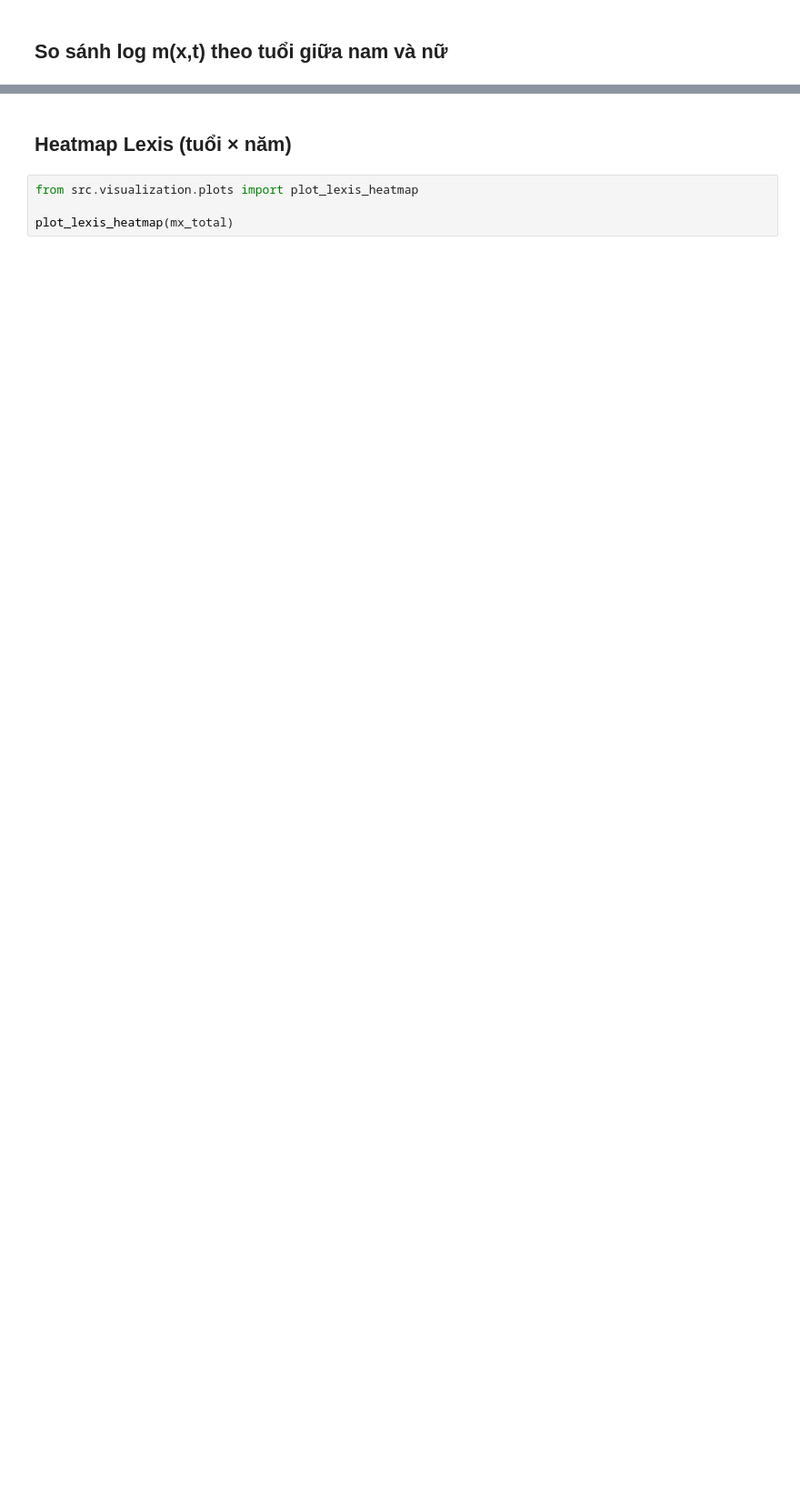
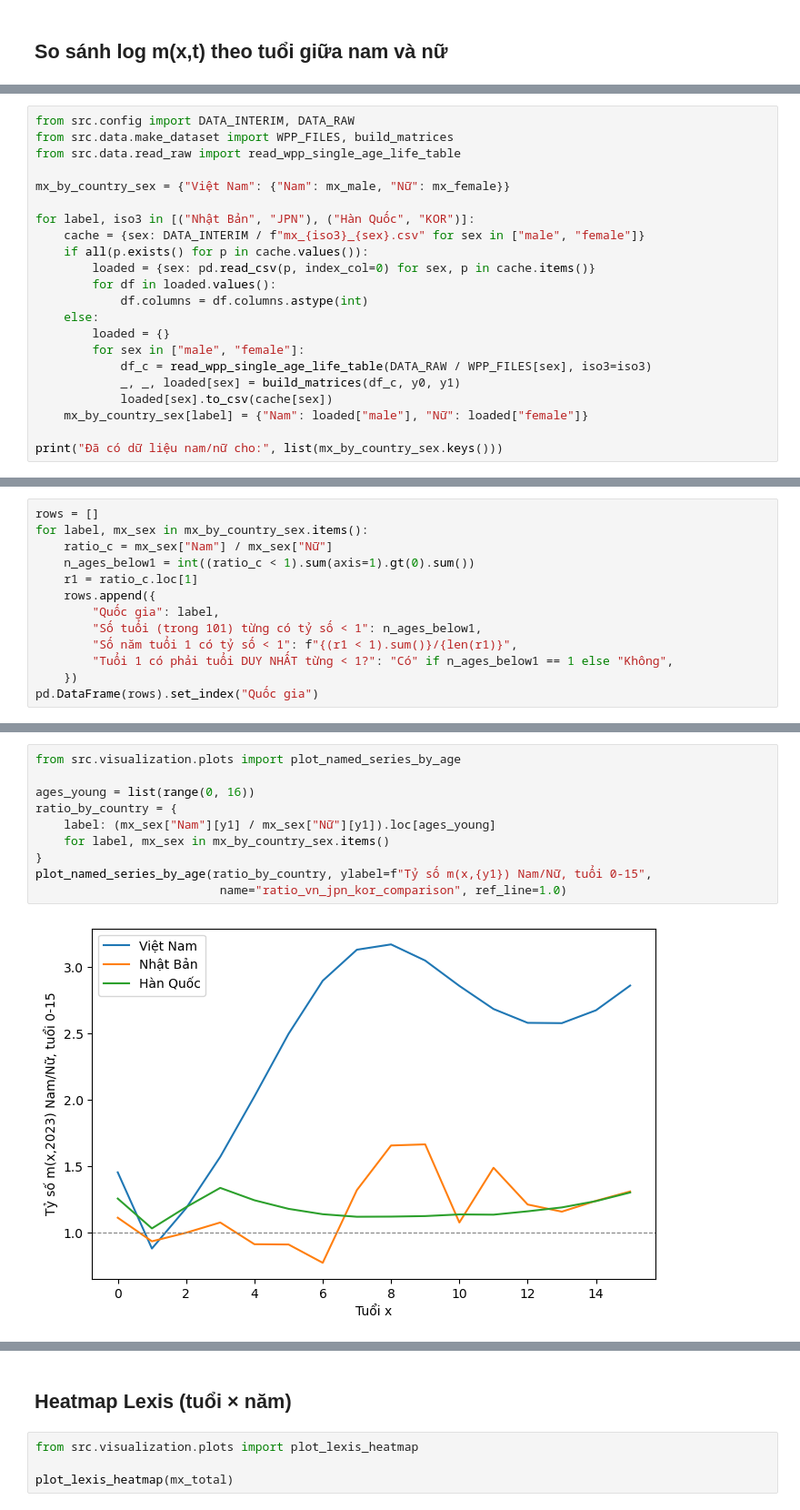
Before and after one commit to huunt2610/mortality_model, a Jupyter notebook: notebooks/02_eda_vietnam_mortality.ipynb, the cells around one changed output, grey strips where cells are left out. Shown at 91% size. Saved outputs shown, nothing was run; the diff lists cells and outputs as text; blank space fills up the shorter version.

```diff
--- a/notebooks/02_eda_vietnam_mortality.ipynb
+++ b/notebooks/02_eda_vietnam_mortality.ipynb
@@ -215,0 +380,22 @@ plot_mx_ratio_by_age(mx_male, mx_female, years=milestone_years)
+# %%
+from src.config import DATA_INTERIM, DATA_RAW
+from src.data.make_dataset import WPP_FILES, build_matrices
+from src.data.read_raw import read_wpp_single_age_life_table
+
+mx_by_country_sex = {"Việt Nam": {"Nam": mx_male, "Nữ": mx_female}}
+
+for label, iso3 in [("Nhật Bản", "JPN"), ("Hàn Quốc", "KOR")]:
+    cache = {sex: DATA_INTERIM / f"mx_{iso3}_{sex}.csv" for sex in ["male", "female"]}
+    if all(p.exists() for p in cache.values()):
+        loaded = {sex: pd.read_csv(p, index_col=0) for sex, p in cache.items()}
+        for df in loaded.values():
+            df.columns = df.columns.astype(int)
+    else:
+        loaded = {}
+        for sex in ["male", "female"]:
+            df_c = read_wpp_single_age_life_table(DATA_RAW / WPP_FILES[sex], iso3=iso3)
+            _, _, loaded[sex] = build_matrices(df_c, y0, y1)
+            loaded[sex].to_csv(cache[sex])
+    mx_by_country_sex[label] = {"Nam": loaded["male"], "Nữ": loaded["female"]}
+
+print("Đã có dữ liệu nam/nữ cho:", list(mx_by_country_sex.keys()))
@@ -215,0 +404,13 @@ plot_mx_ratio_by_age(mx_male, mx_female, years=milestone_years)
+# %%
+rows = []
+for label, mx_sex in mx_by_country_sex.items():
+    ratio_c = mx_sex["Nam"] / mx_sex["Nữ"]
+    n_ages_below1 = int((ratio_c < 1).sum(axis=1).gt(0).sum())
+    r1 = ratio_c.loc[1]
+    rows.append({
+        "Quốc gia": label,
+        "Số tuổi (trong 101) từng có tỷ số < 1": n_ages_below1,
+        "Số năm tuổi 1 có tỷ số < 1": f"{(r1 < 1).sum()}/{len(r1)}",
+        "Tuổi 1 có phải tuổi DUY NHẤT từng < 1?": "Có" if n_ages_below1 == 1 else "Không",
+    })
+pd.DataFrame(rows).set_index("Quốc gia")
@@ -215,0 +423,12 @@ plot_mx_ratio_by_age(mx_male, mx_female, years=milestone_years)
+# %%
+from src.visualization.plots import plot_named_series_by_age
+
+ages_young = list(range(0, 16))
+ratio_by_country = {
+    label: (mx_sex["Nam"][y1] / mx_sex["Nữ"][y1]).loc[ages_young]
+    for label, mx_sex in mx_by_country_sex.items()
+}
+plot_named_series_by_age(ratio_by_country, ylabel=f"Tỷ số m(x,{y1}) Nam/Nữ, tuổi 0-15",
+                          name="ratio_vn_jpn_kor_comparison", ref_line=1.0)
+# %% [output]
+[figure, added]
```
Also changed, not shown: parts of 30 cells of this notebook, 12 other files.
